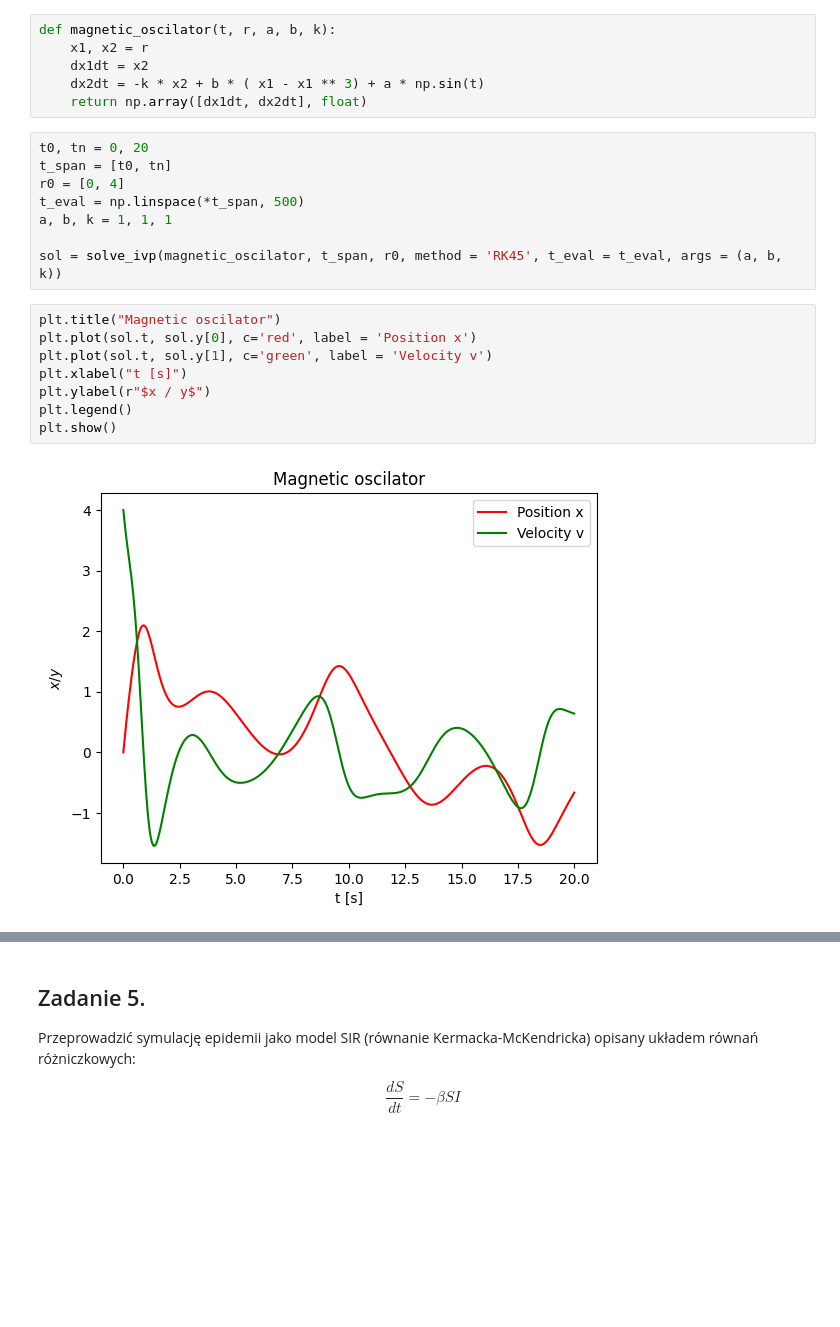
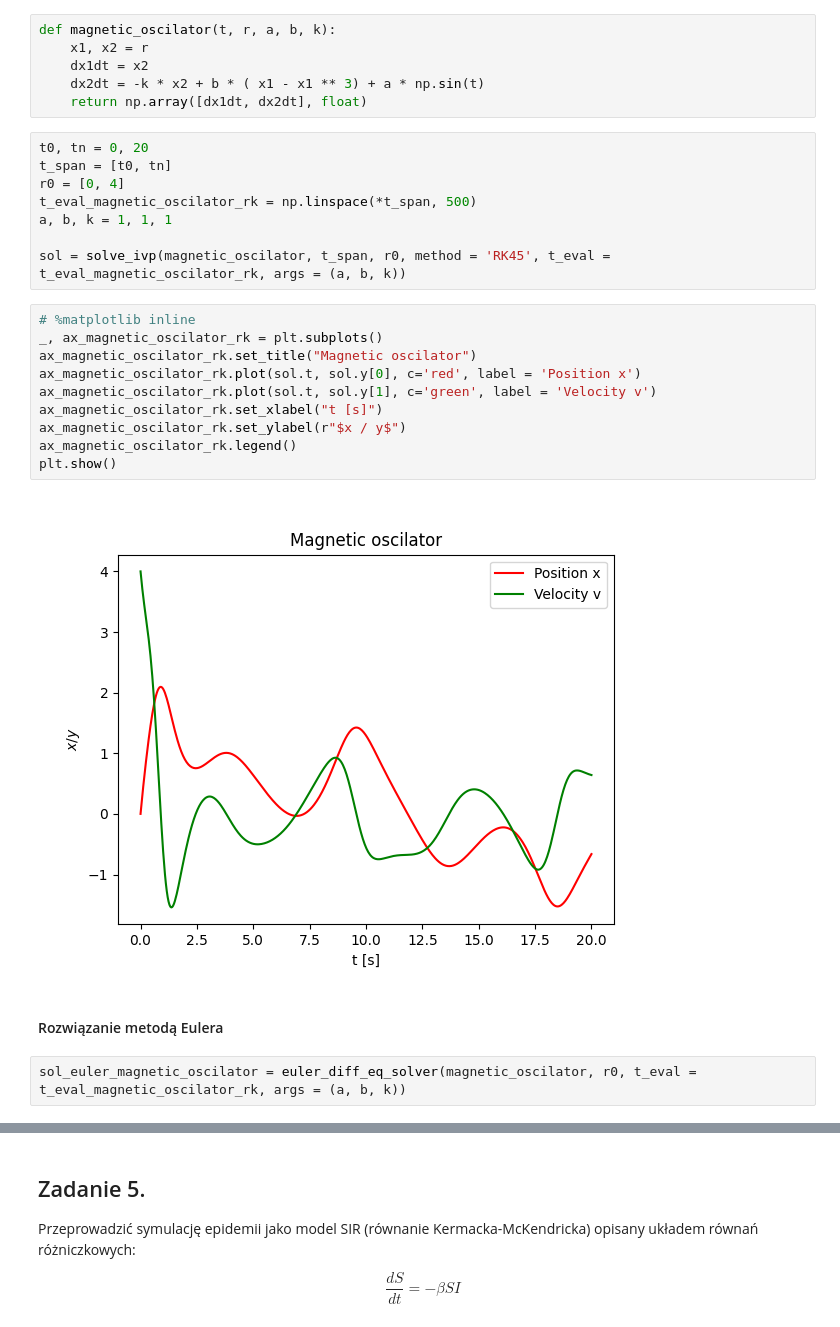
Before and after one commit to WSm-77/computional_methods_in_science_and_technology, a Jupyter notebook: lab11/11.Mownit_ODE_Lab11.ipynb, the cells around one changed output, grey strips where cells are left out. Saved outputs shown, nothing was run; the diff lists cells and outputs as text; blank space fills up the shorter version.

```diff
--- a/lab11/11.Mownit_ODE_Lab11.ipynb
+++ b/lab11/11.Mownit_ODE_Lab11.ipynb
@@ -291,17 +394,23 @@ def magnetic_oscilator(t, r, a, b, k):
 t0, tn = 0, 20
 t_span = [t0, tn]
 r0 = [0, 4]
-t_eval = np.linspace(*t_span, 500)
+t_eval_magnetic_oscilator_rk = np.linspace(*t_span, 500)
 a, b, k = 1, 1, 1
 
-sol = solve_ivp(magnetic_oscilator, t_span, r0, method = 'RK45', t_eval = t_eval, args = (a, b, k))
+sol = solve_ivp(magnetic_oscilator, t_span, r0, method = 'RK45', t_eval = t_eval_magnetic_oscilator_rk, args = (a, b, k))
 # %%
-plt.title("Magnetic oscilator")
-plt.plot(sol.t, sol.y[0], c='red', label = 'Position x')
-plt.plot(sol.t, sol.y[1], c='green', label = 'Velocity v')
-plt.xlabel("t [s]")
-plt.ylabel(r"$x / y$")
-plt.legend()
+# %matplotlib inline
+_, ax_magnetic_oscilator_rk = plt.subplots()
+ax_magnetic_oscilator_rk.set_title("Magnetic oscilator")
+ax_magnetic_oscilator_rk.plot(sol.t, sol.y[0], c='red', label = 'Position x')
+ax_magnetic_oscilator_rk.plot(sol.t, sol.y[1], c='green', label = 'Velocity v')
+ax_magnetic_oscilator_rk.set_xlabel("t [s]")
+ax_magnetic_oscilator_rk.set_ylabel(r"$x / y$")
+ax_magnetic_oscilator_rk.legend()
 plt.show()
 # %% [output]
-[figure, old version]
+[figure, new version]
+# %% [markdown]
+#### Rozwiązanie metodą Eulera
+# %%
+sol_euler_magnetic_oscilator = euler_diff_eq_solver(magnetic_oscilator, r0, t_eval = t_eval_magnetic_oscilator_rk, args = (a, b, k))
```
Also changed, not shown: parts of 42 cells of this notebook, 1 other file.
